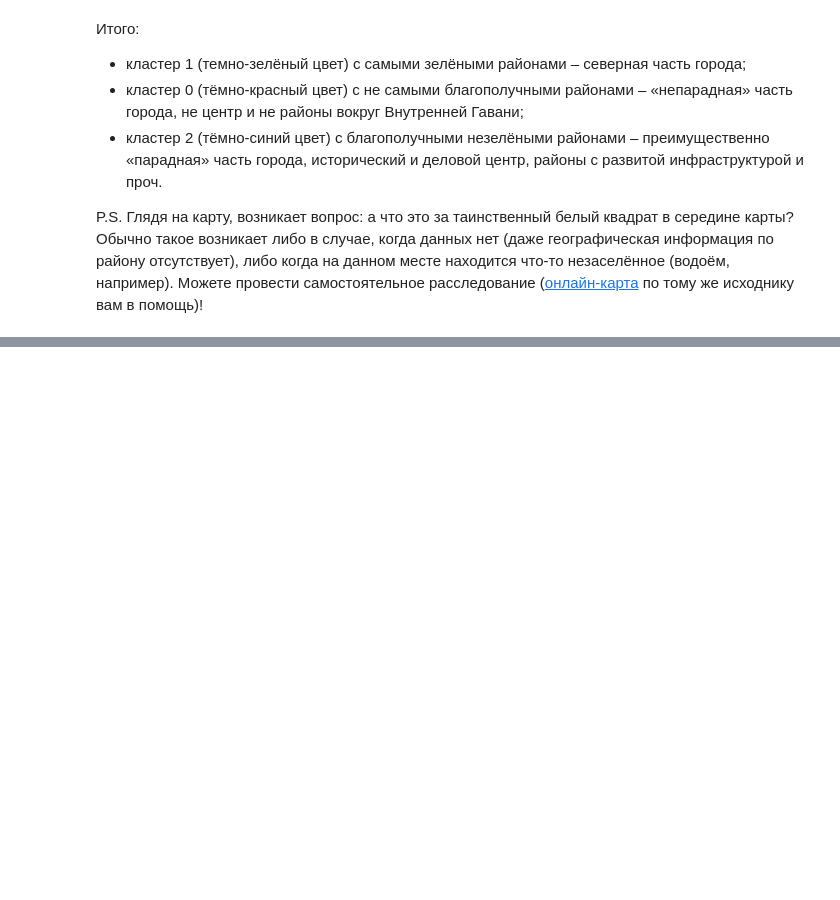
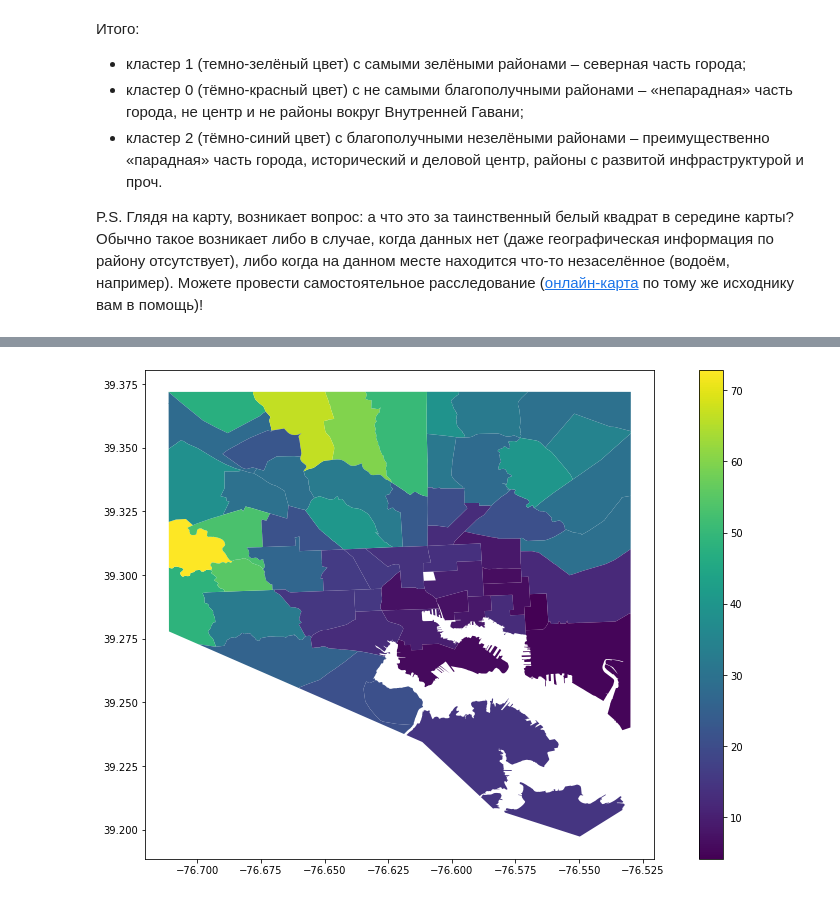
Before and after one commit to allatambov/PyPerm24, a Jupyter notebook: 07-cluster01.ipynb, the cells around one changed output, grey strips where cells are left out. Saved outputs shown, nothing was run; the diff lists cells and outputs as text; code cells hidden in the pictures; blank space fills up the shorter version.

```diff
--- a/07-cluster01.ipynb
+++ b/07-cluster01.ipynb
@@ -231,0 +417,6 @@ P.S. Глядя на карту, возникает вопрос: а что эт
+# %%
+# включаем легенду для ясности
+
+gdf.plot("trees17", figsize = (16, 9), legend = True);
+# %% [output]
+[figure, added]
```
Also changed, not shown: parts of 51 cells of this notebook.
